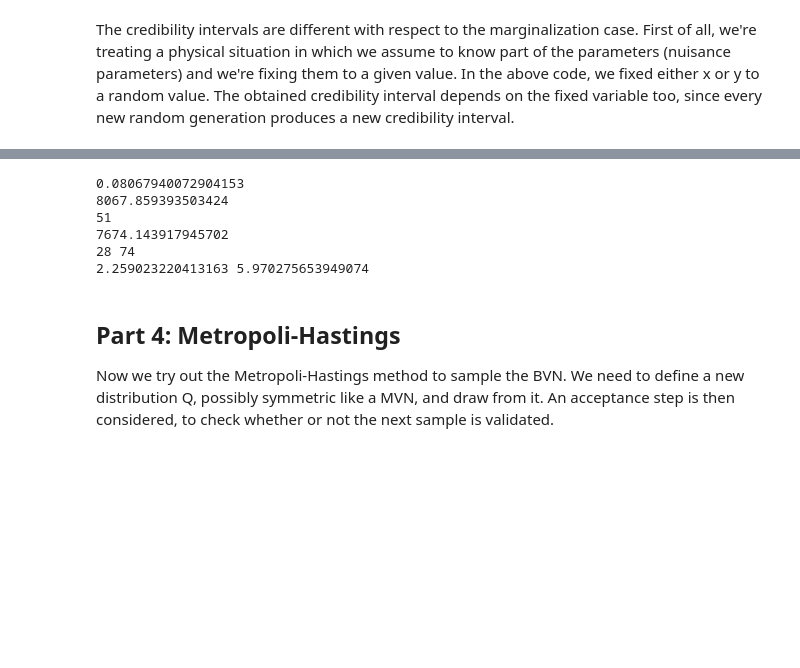
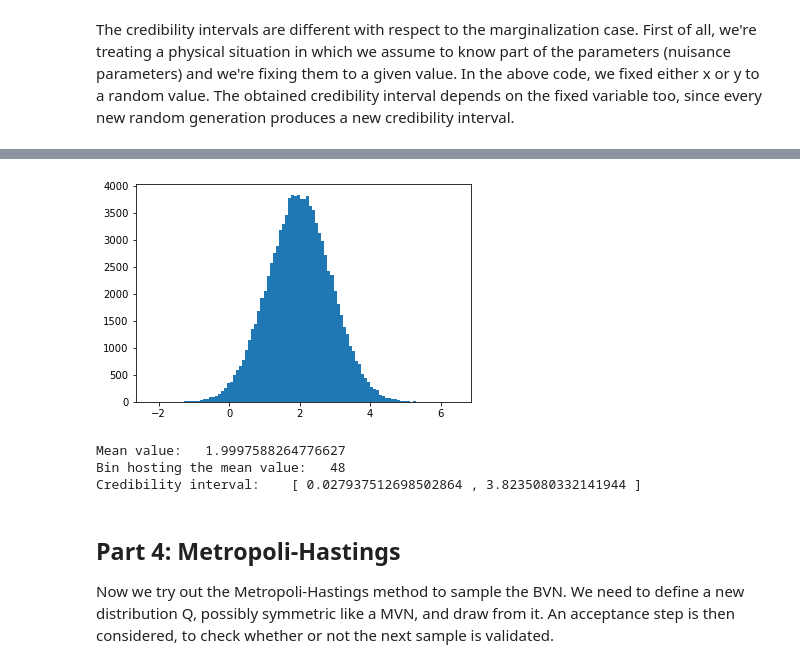
Before and after one commit to blackbianca/Astrostatistics-Cosmology---Homework, a Jupyter notebook: homework4/MCMC.ipynb, the cells around one changed output, grey strips where cells are left out. Drawn from its saved outputs; the diff is of its cells as text; code cells hidden in the pictures; blank space fills up the shorter version.

```diff
--- a/homework4/MCMC.ipynb
+++ b/homework4/MCMC.ipynb
@@ -334,32 +333,39 @@ print(binsx[0]+bin1*bin_width_x,binsx[0]+bin2*bin_width_x)
 # %%
+ny, binsy, _ = plt.hist(Y,bins=nbins)
+plt.show()
+
+s = 0
+for i in range(len(ny)):
+   s += ny[i] * ((binsy[i] + binsy[i+1]) / 2)
+meany = s / np.sum(ny)
+print("Mean value:  ", meany)
+
 bin_width_y = (binsy[-1]-binsy[0])/nbins
-print(bin_width_y)
+#print(bin_width_y)
 Iy = bin_width_y * sum(ny[0:99])
-print(Iy)
+#print(Iy)
 alpha = 0.95*Iy
 
-bin_mean_y = int((mu[1]-binsy[0])/bin_width_y)
-print(bin_mean_y)
+bin_mean_y = int((meany-binsy[0])/bin_width_y)
+print("Bin hosting the mean value:  ",bin_mean_y)
 bin1 = bin_mean_y-1
 bin2 = bin_mean_y+1
 Iy=0
 while(Iy<alpha):
     Iy=0
     Iy = bin_width_y * sum(ny[bin1:bin2])
     bin1 -= 1
     bin2 += 1
 
 
-print(Iy)
-print(bin1,bin2)
-print(bin1*bin_width_y,bin2*bin_width_y)
+#print(Iy)
+#print(bin1,bin2)
+print("Credibility interval:    [", binsy[0]+bin1*bin_width_y,",",binsy[0]+bin2*bin_width_y,"]")
 # %% [output]
+[figure, added]
-0.08067940072904153
-8067.859393503424
-51
-7674.143917945702
-28 74
-2.259023220413163 5.970275653949074
+Mean value:   1.9997588264776627
+Bin hosting the mean value:   48
+Credibility interval:    [ 0.027937512698502864 , 3.8235080332141944 ]
 # %% [markdown]
 ## Part 4: Metropoli-Hastings
 
```
Also changed, not shown: parts of 24 cells of this notebook.
